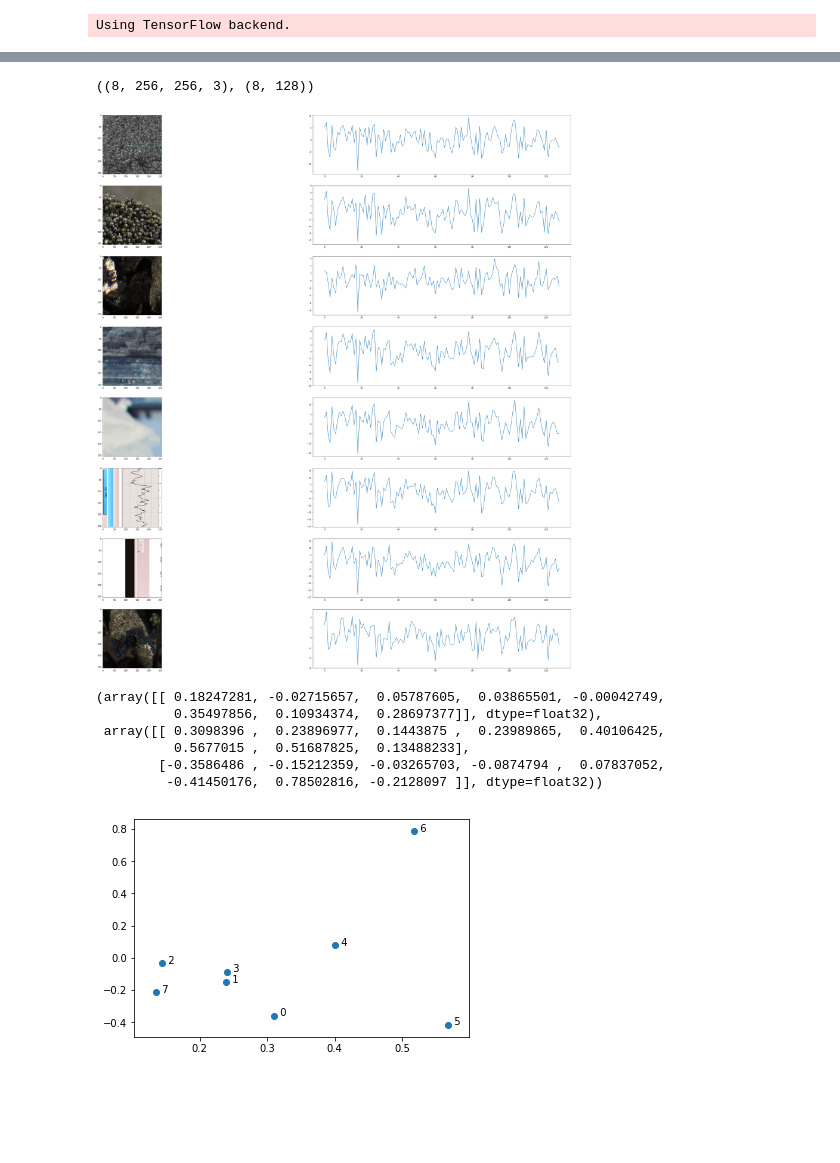
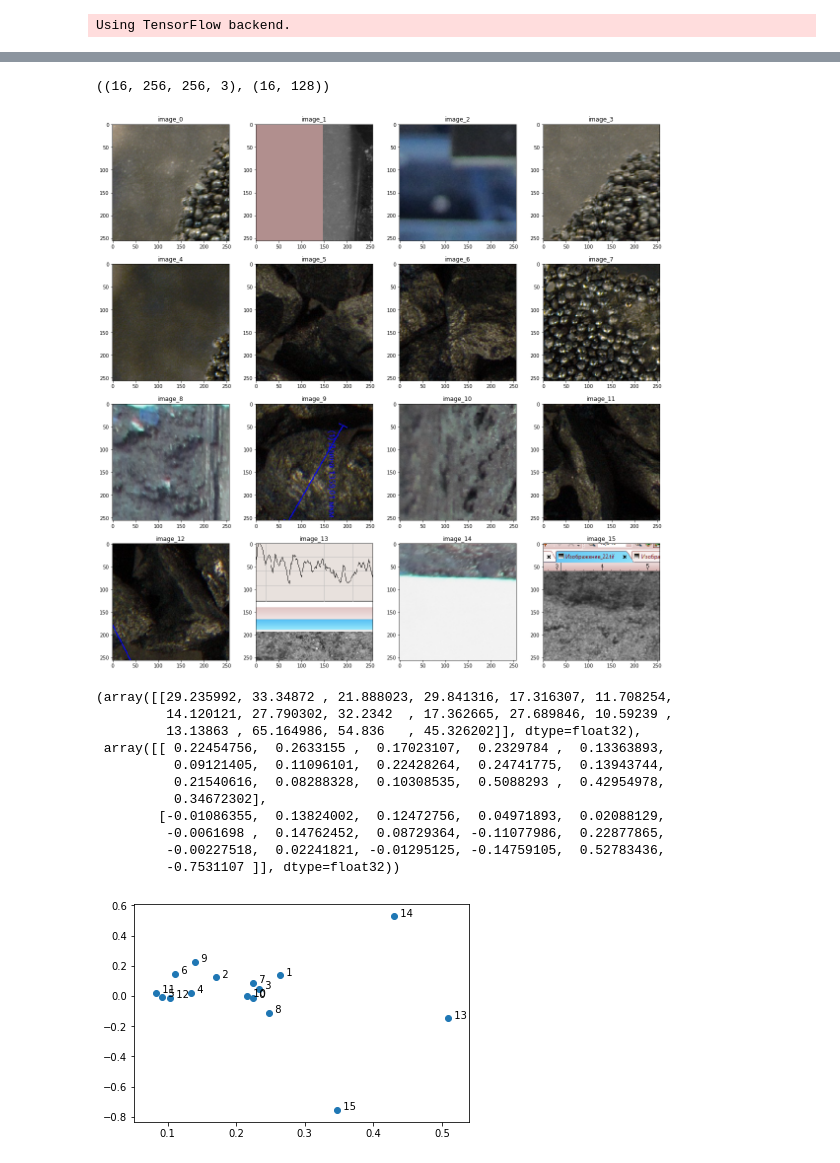
Before and after one commit to Ashgun/cv_crime_AE, a Jupyter notebook: Untitled.ipynb, the cells around one changed output, grey strips where cells are left out. Drawn from its saved outputs; the diff is of its cells as text; code cells hidden in the pictures; blank space fills up the shorter version.

```diff
--- a/Untitled.ipynb
+++ b/Untitled.ipynb
@@ -96,13 +96,19 @@ import os, shutil
 import glob
 import random
 
-def GenerateImage(image, sample_width, sample_height):
+def GenerateImage(image, sample_width, sample_height, use_scaling):
     height, width, _ = image.shape
 
-    x_offset = random.randint(0, width - sample_width - 1)
-    y_offset = random.randint(0, height - sample_height - 1)
+    scale = random.uniform(0.9, 2) if use_scaling else 1
 
-    sample = image[y_offset:y_offset + sample_height, x_offset:x_offset + sample_width]
+    scaled_sample_width = int(round(sample_width))
+    scaled_sample_height = int(round(sample_height))
+
+    x_offset = random.randint(0, width - scaled_sample_width - 1)
+    y_offset = random.randint(0, height - scaled_sample_height - 1)
+
+    sample = image[y_offset:y_offset + scaled_sample_height, x_offset:x_offset + scaled_sample_width]
+    sample = cv2.resize(sample, (sample_width, sample_height))
 
     angles = [0, 90, 180, 270]
     angle = random.choice(angles)
@@ -112,7 +118,7 @@ def GenerateImage(image, sample_width, sample_height):
 
     return sample
 
-def keras_generator(batch_size):
+def keras_generator(batch_size, use_scaling=True):
     origin_img_files = glob.glob(os.path.join('./imgs', '*.*'))
 
     origin_imgs = [ cv2.imread(img_name, cv2.IMREAD_COLOR) for img_name in origin_img_files ]
@@ -125,7 +131,7 @@ def keras_generator(batch_size):
         for i in range(batch_size):
             index = random.randint(0, len(origin_imgs) - 1)
 
-            img = GenerateImage(origin_imgs[index], params.GetImageSize(), params.GetImageSize())
+            img = GenerateImage(origin_imgs[index], params.GetImageSize(), params.GetImageSize(), use_scaling)
 
             x_batch += [img]
             y_batch += [img]
@@ -161,47 +167,59 @@ model1 = load_model('best.h5')
 # %%
 intermediate_layer_model = Model(inputs=model.input, outputs=model.get_layer('descriptor').output)
 # %%
-for x, y in keras_generator(batch_size):
+testing_batch_size = 16
+
+for x, y in keras_generator(testing_batch_size, False):
     break
 intermediate_output = intermediate_layer_model.predict(x)
 print(x.shape, intermediate_output.shape)
 # %% [output]
-((8, 256, 256, 3), (8, 128))
+((16, 256, 256, 3), (16, 128))
 # %%
 import matplotlib.pyplot as plt
 
-fig, axes = plt.subplots(nrows=batch_size, ncols=2, figsize=(50, 50))
-for i in range(batch_size):
-    axes[i][0].imshow(x[i, :, :, :])
-    axes[i][1].plot(intermediate_output[i,:])
+data_count = x.shape[0]
+
+fig, axes = plt.subplots(nrows=data_count/4, ncols=4, figsize=(20, 20))
+for i in range(data_count):
+    row = i / 4
+    col = i % 4
+    axes[row][col].imshow(x[i, :, :, :])
+    axes[row][col].set_title('image_' + str(i))
+    #axes[i][1].plot(intermediate_output[i,:])
 
 
 # axes[0][0].imshow(x[0, :, :, :])
 # axes[1][0].imshow(x[1, :, :, :])
 # axes[2][0].imshow(x[2, :, :, :])
 # axes[3][0].imshow(x[3, :, :, :])
 
 # #plt.plot(t, t, 'r--', t, t**2, 'bs', t, t**3, 'g^')
 # axes[0][1].plot(intermediate_output[0,:], 'r')
 # axes[1][1].plot(intermediate_output[1,:], 'b')
 # axes[2][1].plot(intermediate_output[2,:], 'g')
 # axes[3][1].plot(intermediate_output[3,:], 'k')
 
 plt.show()
 # %% [output]
-[figure, old version]
+[figure, new version]
 # %%
 in_data = intermediate_output.transpose()
 mean, eigenvectors = cv2.PCACompute(in_data, np.mean(in_data, axis=0).reshape(1,-1), maxComponents=2)
 # %%
 mean, eigenvectors
 # %% [output]
-(array([[ 0.18247281, -0.02715657,  0.05787605,  0.03865501, -0.00042749,
-          0.35497856,  0.10934374,  0.28697377]], dtype=float32),
- array([[ 0.3098396 ,  0.23896977,  0.1443875 ,  0.23989865,  0.40106425,
-          0.5677015 ,  0.51687825,  0.13488233],
-        [-0.3586486 , -0.15212359, -0.03265703, -0.0874794 ,  0.07837052,
-         -0.41450176,  0.78502816, -0.2128097 ]], dtype=float32))
+(array([[29.235992, 33.34872 , 21.888023, 29.841316, 17.316307, 11.708254,
+         14.120121, 27.790302, 32.2342  , 17.362665, 27.689846, 10.59239 ,
+         13.13863 , 65.164986, 54.836   , 45.326202]], dtype=float32),
+ array([[ 0.22454756,  0.2633155 ,  0.17023107,  0.2329784 ,  0.13363893,
+          0.09121405,  0.11096101,  0.22428264,  0.24741775,  0.13943744,
+          0.21540616,  0.08288328,  0.10308535,  0.5088293 ,  0.42954978,
+          0.34672302],
+        [-0.01086355,  0.13824002,  0.12472756,  0.04971893,  0.02088129,
+         -0.0061698 ,  0.14762452,  0.08729364, -0.11077986,  0.22877865,
+         -0.00227518,  0.02241821, -0.01295125, -0.14759105,  0.52783436,
+         -0.7531107 ]], dtype=float32))
 # %%
 eigenvectors[:,0]
 view_data = eigenvectors
@@ -209,9 +227,9 @@ view_data = eigenvectors
 fig, ax = plt.subplots()
 ax.scatter(view_data[0,:], view_data[1,:])
 
-for i in range(batch_size):
+for i in range(len(view_data[0,:])):
     ax.annotate('  ' + str(i), (view_data[0,:][i], view_data[1,:][i]))
 
 plt.show()
 # %% [output]
-[figure, old version]
+[figure, new version]
```
Also changed, not shown: parts of 1 cell of this notebook.
